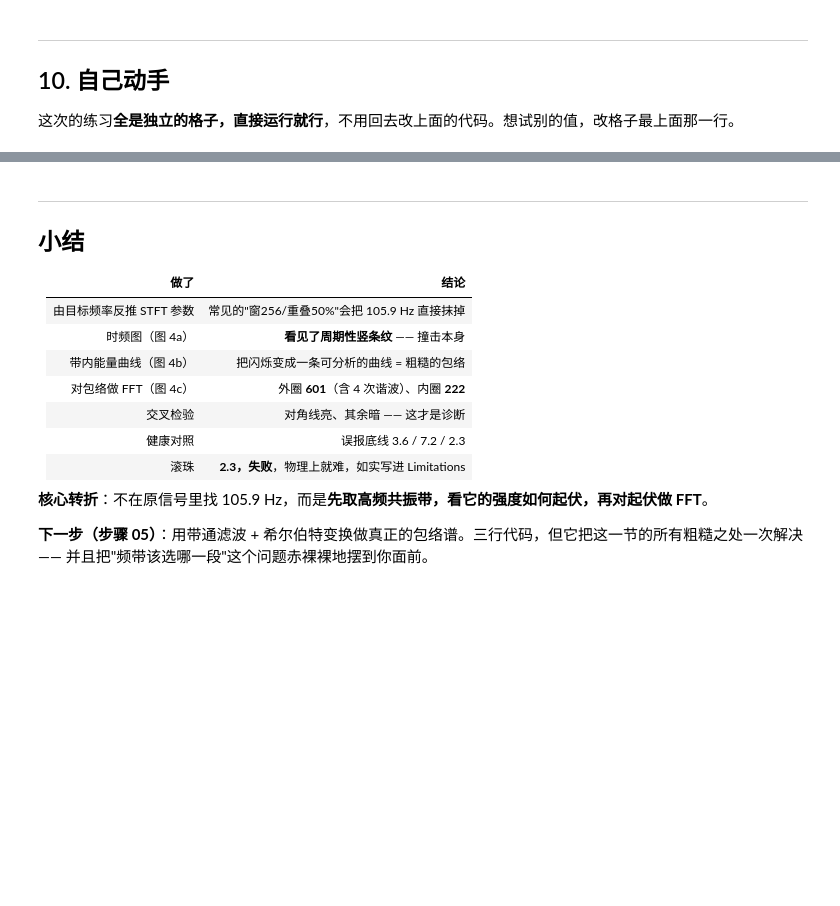
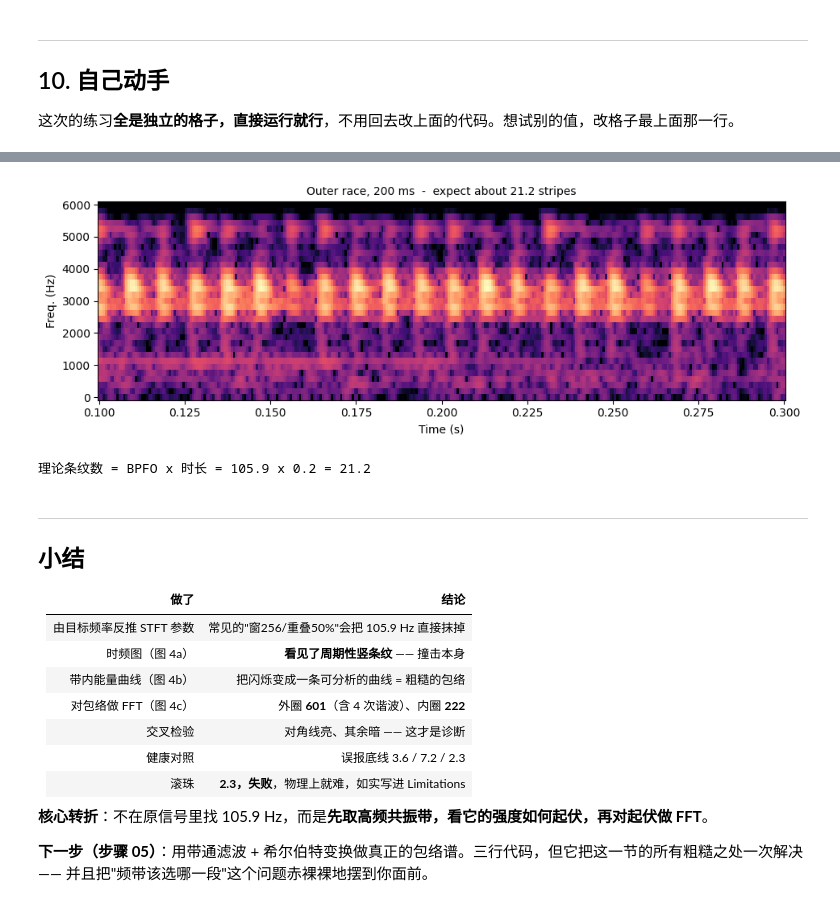
Before and after one commit to Mmaotttt/bearings-adventure, a Jupyter notebook: notebooks/04_time_frequency.ipynb, the cells around one changed output, grey strips where cells are left out. Drawn from its saved outputs; the diff is of its cells as text; code cells hidden in the pictures; blank space fills up the shorter version.

```diff
--- a/notebooks/04_time_frequency.ipynb
+++ b/notebooks/04_time_frequency.ipynb
@@ -499,20 +565,23 @@ print("  3. 健康记录在某些频带也能刷出不低的值 —— 这说明
 # %%
 # 练习 3：改显示的时间窗，数竖纹
 # ------------------------------------------------
 # 改这一行: 0.05 秒应该有约 5.3 条，0.2 秒约 21 条
-T_START, T_LEN = 0.10, 0.05
+T_START, T_LEN = 0.10, 0.2
 
 f, t, P = grams["Outer race"]
 m = (t >= T_START) & (t <= T_START + T_LEN)
 
 fig, ax = plt.subplots(figsize=(11, 3.2))
 ax.pcolormesh(t[m], f, 10 * np.log10(P[:, m] + 1e-20),
               vmin=vmin, vmax=vmax, cmap="magma", shading="auto")
 ax.set_xlabel("Time (s)")
 ax.set_ylabel("Freq. (Hz)")
 ax.set_title(f"Outer race, {T_LEN*1000:.0f} ms  "
              f"-  expect about {BPFO*T_LEN:.1f} stripes", fontsize=10)
 plt.show()
 
 print(f"理论条纹数 = BPFO x 时长 = {BPFO:.1f} x {T_LEN} = {BPFO*T_LEN:.1f}")
+# %% [output]
+[figure, added]
+理论条纹数 = BPFO x 时长 = 105.9 x 0.2 = 21.2
 # %% [markdown]
```
Also changed, not shown: parts of 9 cells of this notebook, 11 other files.
